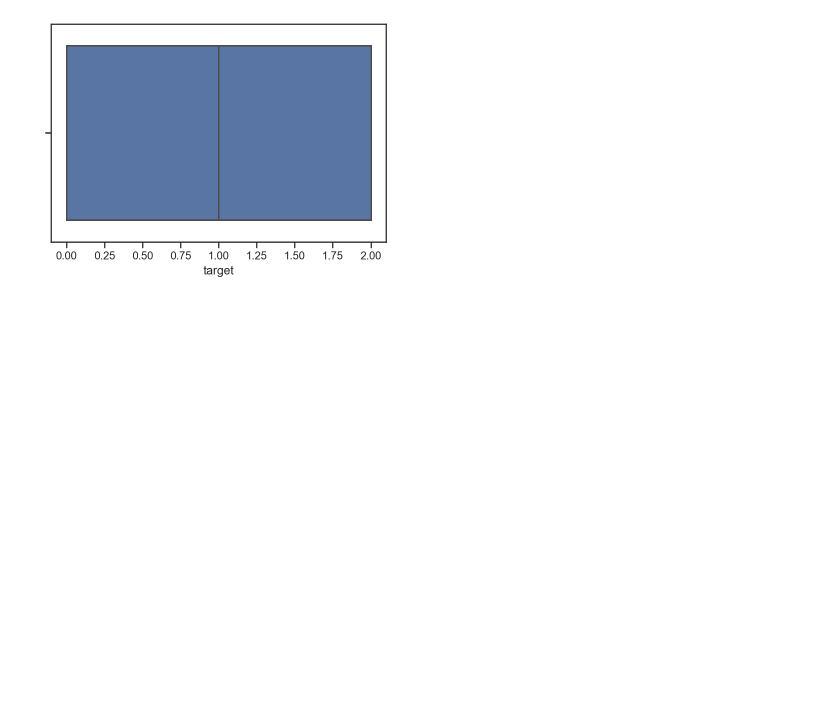
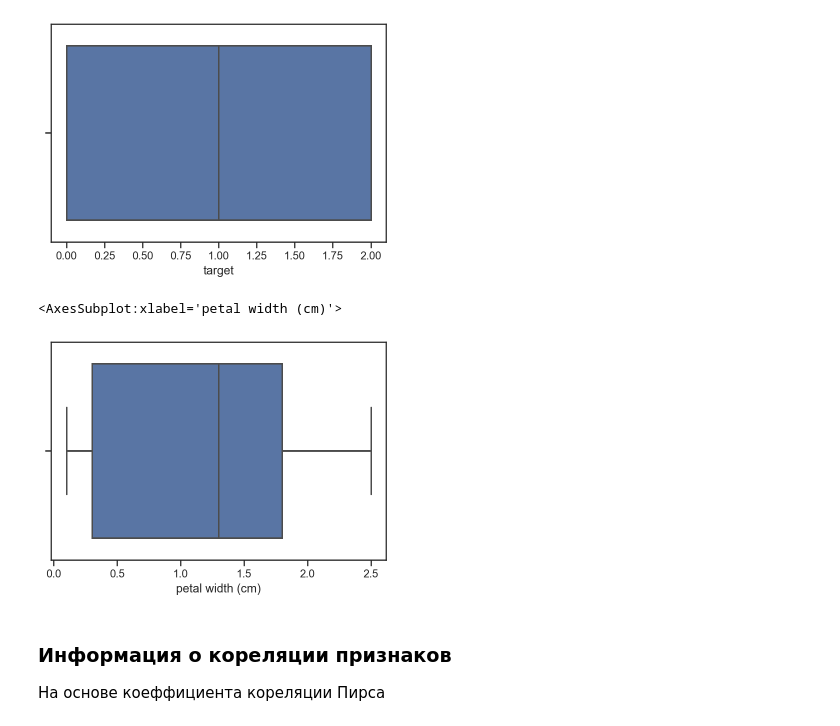
Before and after one commit to mrRoze/TMO-worked, a Jupyter notebook: TMO/Lab 1.ipynb, the cells around one changed output. Saved outputs shown, nothing was run; the diff lists cells and outputs as text; code cells hidden in the pictures; blank space fills up the shorter version.

Commit message:
Кореляции признаков

```diff
--- a/TMO/Lab 1.ipynb
+++ b/TMO/Lab 1.ipynb
@@ -248,3 +248,13 @@ sns.boxplot(x=df['target'])
 # %% [output]
 <AxesSubplot:xlabel='target'>
 [figure]
+# %%
+#Вероятность найти лепесток определённой ширины
+
+sns.boxplot(x=df['petal width (cm)'])
+# %% [output]
+<AxesSubplot:xlabel='petal width (cm)'>
+[figure, added]
+# %% [markdown]
+### Информация о кореляции признаков
+На основе коеффициента кореляции Пирса
```
